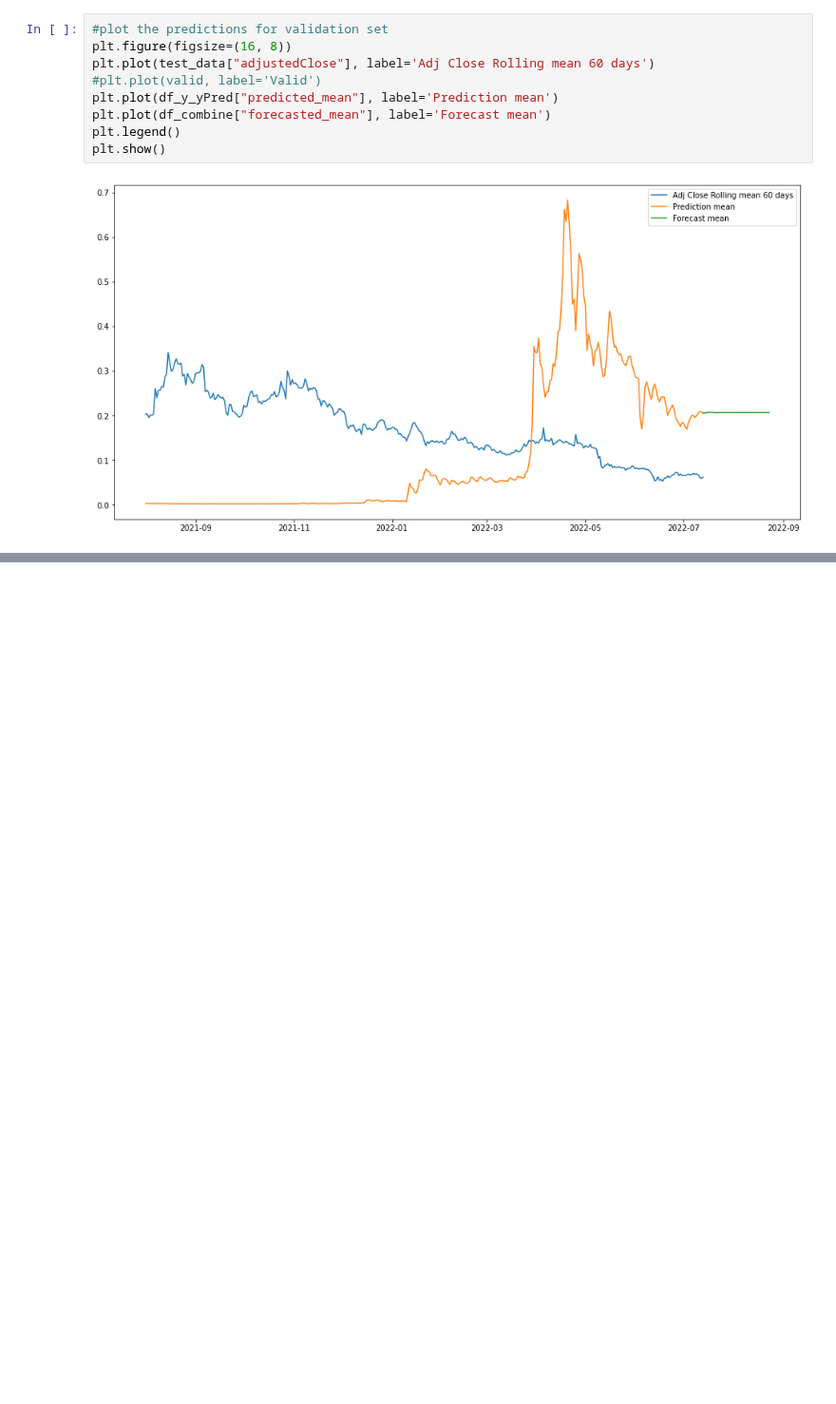
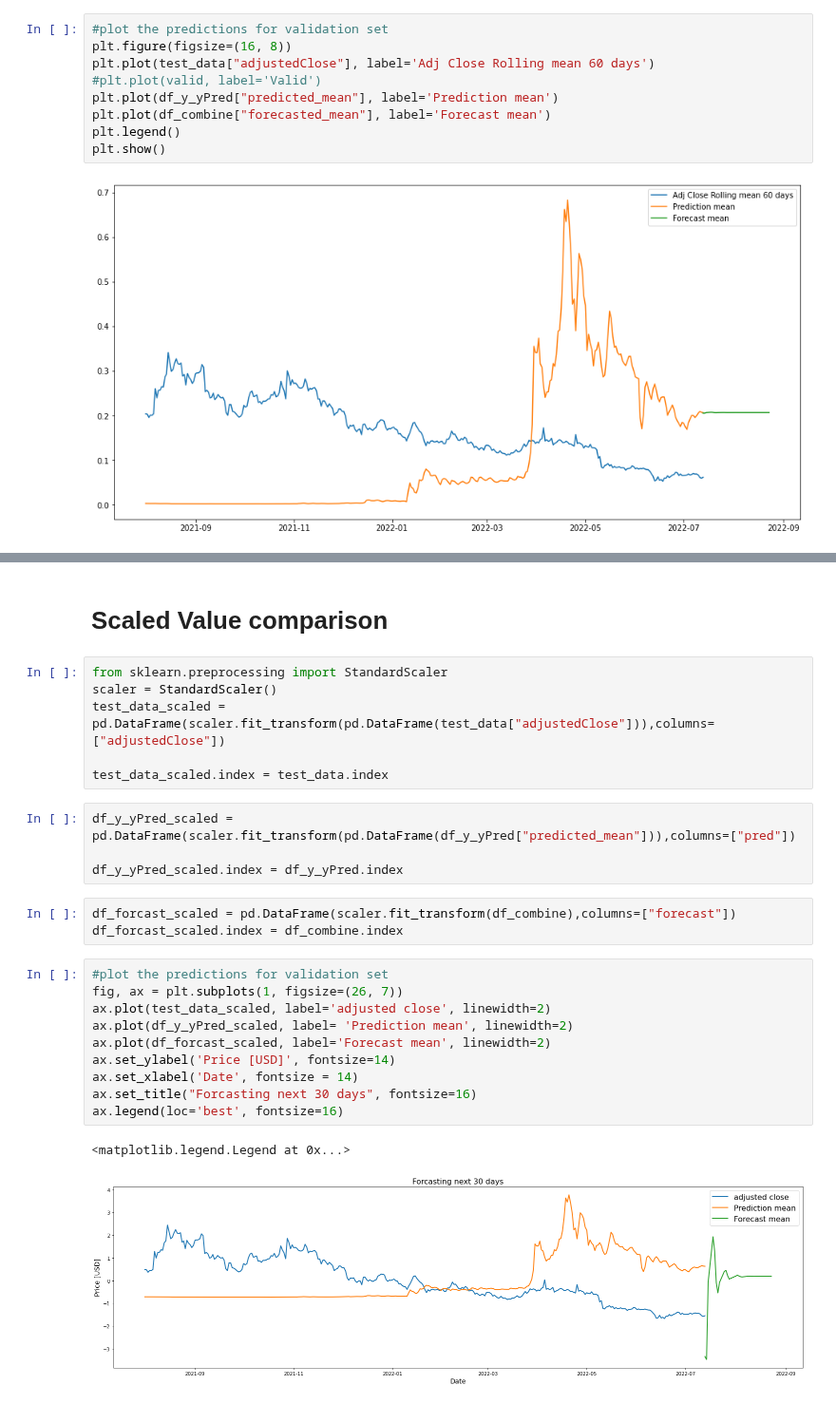
Before and after one commit to VanAntworth/To-The-Moon, a Jupyter notebook: Segment3_Delivery/Machine_Learning/Arima_ML_Doge.ipynb, the cells around one changed output, grey strips where cells are left out. Shown at 95% size. Drawn from its saved outputs; the diff is of its cells as text; blank space fills up the shorter version.

```diff
--- a/Segment3_Delivery/Machine_Learning/Arima_ML_Doge.ipynb
+++ b/Segment3_Delivery/Machine_Learning/Arima_ML_Doge.ipynb
@@ -731,0 +761,28 @@ MAPE: 0.5988139615211157
+# %% [markdown]
+# Scaled Value comparison
+# %%
+from sklearn.preprocessing import StandardScaler
+scaler = StandardScaler()
+test_data_scaled = pd.DataFrame(scaler.fit_transform(pd.DataFrame(test_data["adjustedClose"])),columns=["adjustedClose"])
+
+test_data_scaled.index = test_data.index
+# %%
+df_y_yPred_scaled = pd.DataFrame(scaler.fit_transform(pd.DataFrame(df_y_yPred["predicted_mean"])),columns=["pred"])
+
+df_y_yPred_scaled.index = df_y_yPred.index
+# %%
+df_forcast_scaled = pd.DataFrame(scaler.fit_transform(df_combine),columns=["forecast"])
+df_forcast_scaled.index = df_combine.index
+# %%
+#plot the predictions for validation set
+fig, ax = plt.subplots(1, figsize=(26, 7))
+ax.plot(test_data_scaled, label='adjusted close', linewidth=2)
+ax.plot(df_y_yPred_scaled, label= 'Prediction mean', linewidth=2)
+ax.plot(df_forcast_scaled, label='Forecast mean', linewidth=2)
+ax.set_ylabel('Price [USD]', fontsize=14)
+ax.set_xlabel('Date', fontsize = 14)
+ax.set_title("Forcasting next 30 days", fontsize=16)
+ax.legend(loc='best', fontsize=16)
+# %% [output]
+<matplotlib.legend.Legend at 0x...>
+[figure, added]
```
Also changed, not shown: parts of 7 cells of this notebook, 3 other files.
